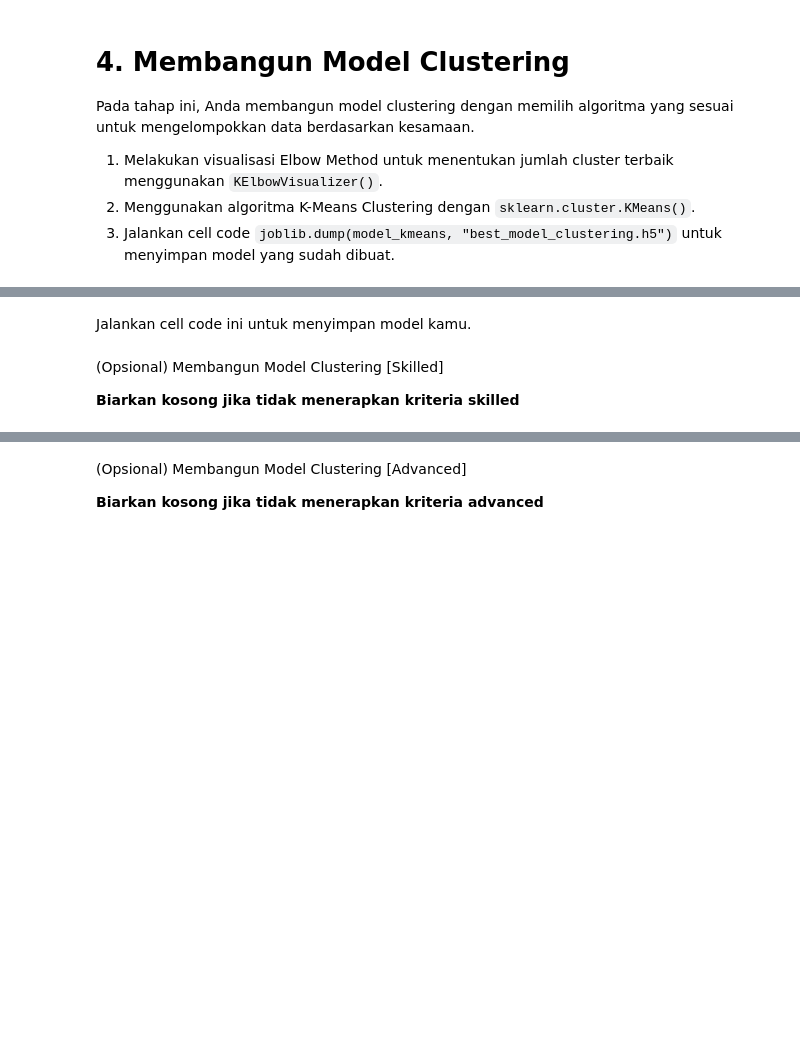
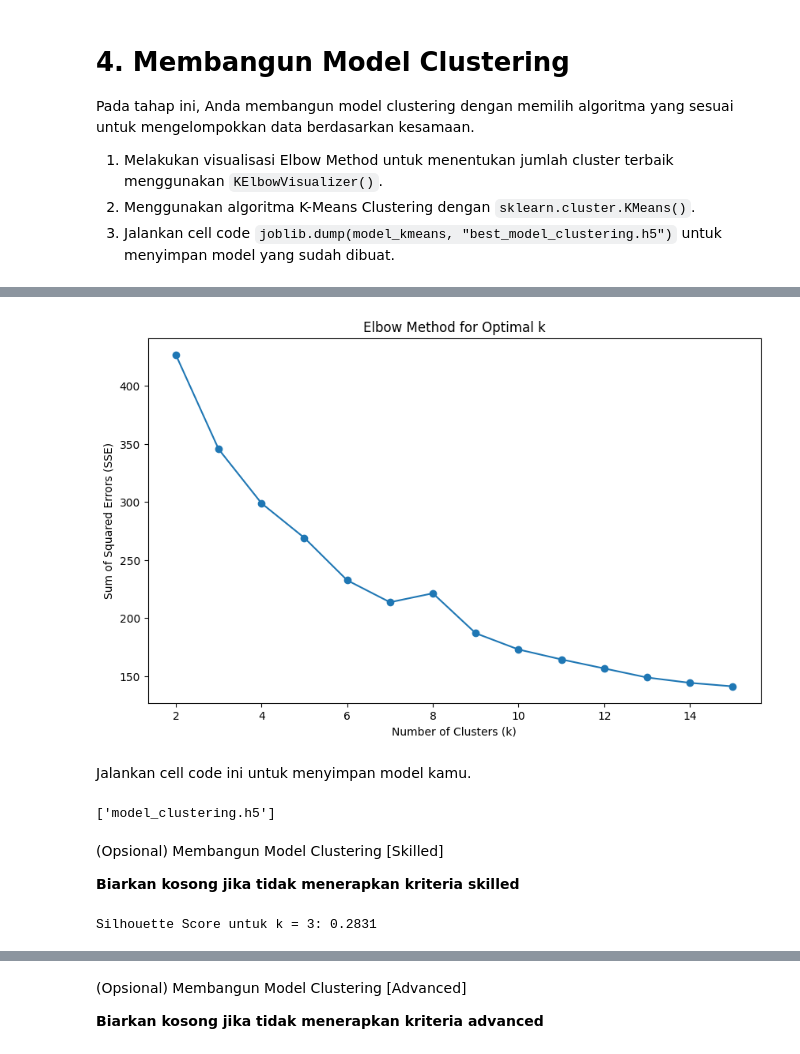
Before and after one commit to M4tchaa/submission-ml-new, a Jupyter notebook: [Clustering]_Submission_Akhir_BMLP_Arliyandi.ipynb, the cells around one changed output, grey strips where cells are left out. Cells and saved outputs as stored; diff of their text form; code cells hidden in the pictures; blank space fills up the shorter version.

Commit message:
clustering done

```diff
--- a/[Clustering]_Submission_Akhir_BMLP_Arliyandi.ipynb
+++ b/[Clustering]_Submission_Akhir_BMLP_Arliyandi.ipynb
@@ -187,0 +198,3 @@ df_scaled.head()
+# %%
+# Menggabungkan data numerik yang sudah di-scaling dengan data kategorikal
+df_combined = pd.concat([df_scaled, df.drop(columns=df_numeric.columns)], axis=1)
@@ -191,3 +223,7 @@ df_scaled.head()
 **Biarkan kosong jika tidak menerapkan kriteria skilled**
 # %%
 # Menangani data yang hilang (bisa menggunakan dropna() atau metode imputasi fillna()).
+df_combined.dropna(inplace=True)
+
+df_combined.head()
+df_combined.info()
@@ -194,2 +250,6 @@ df_scaled.head()
 # %%
 # Menghapus data duplikat menggunakan drop_duplicates().
+df_combined.drop_duplicates(inplace=True)
+
+# df_combined.head()
+df_combined.info()
@@ -201,0 +303,16 @@ df_scaled.head()
+# %%
+#Isi out;lier transcrion amount dengan batas IQR
+Q1 = df_combined['TransactionAmount'].quantile(0.25)
+Q3 = df_combined['TransactionAmount'].quantile(0.75)
+IQR = Q3 - Q1
+lower_bound = Q1 - 1.5 * IQR
+upper_bound = Q3 + 1.5 * IQR
+
+# Mengganti nilai outliers dengan batas IQR
+df_combined['TransactionAmount'] = df_combined['TransactionAmount'].apply(
+    lambda x: lower_bound if x < lower_bound else (upper_bound if x > upper_bound else x)
+)
+
+# Mengecek kembali jumlah outliers setelah imputasi
+outliers_after = detect_outliers_iqr(df_combined, 'TransactionAmount')
+print("\nJumlah Outliers TransactionAmount Setelah Imputasi:", len(outliers_after))
@@ -219,2 +347,21 @@ Pada tahap ini, Anda membangun model clustering dengan memilih algoritma yang se
+# %%
+# Melakukan visualisasi Elbow Method menggunakan KElbowVisualizer()
+sse = []  # Sum of Squared Errors
+
+# Menjalankan K-Means dengan berbagai nilai k (2 hingga 15)
+for k in range(2, 16):
+    kmeans = KMeans(n_clusters=k, random_state=42)
+    kmeans.fit(df_combined.select_dtypes(include='float64'))
+    sse.append(kmeans.inertia_)
+
+# Visualisasi Elbow Method menggunakan Matplotlib
+plt.figure(figsize=(10, 6))
+plt.plot(range(2, 16), sse, marker='o')
+plt.title('Elbow Method for Optimal k')
+plt.xlabel('Number of Clusters (k)')
+plt.ylabel('Sum of Squared Errors (SSE)')
+plt.show()
+# %% [output]
+[figure, added]
 # %%
 # Menggunakan algoritma K-Means Clustering
@@ -224,9 +373,16 @@ Jalankan cell code ini untuk menyimpan model kamu.
 # Menyimpan model menggunakan joblib
 # import joblib
 # joblib.dump(___, "model_clustering.h5")
+joblib.dump(kmeans, "model_clustering.h5")
+# %% [output]
+['model_clustering.h5']
 # %% [markdown]
 (Opsional) Membangun Model Clustering [Skilled]
 
 **Biarkan kosong jika tidak menerapkan kriteria skilled**
 # %%
 # Menghitung dan menampilkan nilai Silhouette Score.
+silhouette_avg = silhouette_score(df_combined.select_dtypes(include='float64'), df_combined['Cluster'])
+print(f"\nSilhouette Score untuk k = 3: {silhouette_avg:.4f}")
+# %% [output]
+Silhouette Score untuk k = 3: 0.2831
```
Also changed, not shown: parts of 36 cells of this notebook, 4 other files.
